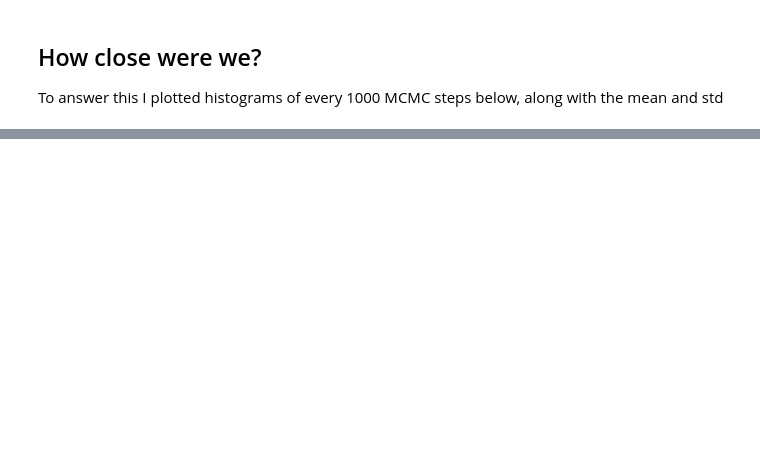
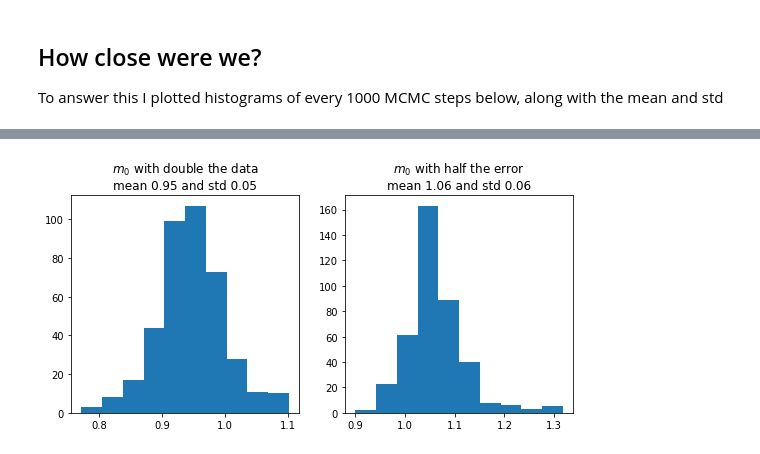
Before and after one commit to amarcozzi/CS577_Simulation_Modeling, a Jupyter notebook: Week_5/posterior/marcozzi_posterior_dist_sampling.ipynb, the cells around one changed output, grey strips where cells are left out. Saved outputs shown, nothing was run; the diff lists cells and outputs as text; code cells hidden in the pictures; blank space fills up the shorter version.

```diff
--- a/Week_5/posterior/marcozzi_posterior_dist_sampling.ipynb
+++ b/Week_5/posterior/marcozzi_posterior_dist_sampling.ipynb
@@ -124,0 +140,80 @@ plt.show()
+# %%
+# Run a whole lot of MCMC steps
+m_sample_1 = list()
+m_sample_2 = list()
+
+for i in range(1, 400001):
+    solution_1 = do_mcmc_step(solution_1, data_1, x_data_1, sigma)
+    solution_2 = do_mcmc_step(solution_2, data_2, x_data_2, sigma)
+
+    # Sample variables every 1000 iterations
+    if i % 1000 == 0:
+        m_sample_1.append(solution_1)
+        m_sample_2.append(solution_2)
+# %%
+# Convert out list of our sampled variables to an np array
+m_sample_array_1 = np.array(m_sample_1)
+m_sample_array_2 = np.array(m_sample_2)
+
+# Plot our 4 variables as histograms, compute their mean/std
+fig = plt.figure(figsize=(9, 4))
+ax1 = fig.add_subplot(121)
+ax1.hist(m_sample_array_1[:, 0], bins=10)
+mean1 = np.mean(m_sample_array_1[:, 0])
+std1 = np.std(m_sample_array_1[:, 0])
+ax1.set_title('$m_0$ with double the data\n'
+                f'mean {mean1:.2f} and std {std1:.2f}')
+ax2 = fig.add_subplot(122)
+ax2.hist(m_sample_array_2[:, 0], bins=10)
+mean2 = np.mean(m_sample_array_2[:, 0])
+std2 = np.std(m_sample_array_2[:, 0])
+ax2.set_title('$m_0$ with half the error\n'
+    f'mean {mean2:.2f} and std {std2:.2f}')
+plt.show()
+
+fig = plt.figure(figsize=(9, 4))
+ax1 = fig.add_subplot(121)
+ax1.hist(m_sample_array_1[:, 1], bins=10)
+mean1 = np.mean(m_sample_array_1[:, 1])
+std1 = np.std(m_sample_array_1[:, 1])
+ax1.set_title('$m_1$ with double the data\n'
+                f'mean {mean1:.2f} and std {std1:.2f}')
+ax2 = fig.add_subplot(122)
+ax2.hist(m_sample_array_2[:, 1], bins=10)
+mean2 = np.mean(m_sample_array_2[:, 1])
+std2 = np.std(m_sample_array_2[:, 1])
+ax2.set_title('$m_1$ with half the error\n'
+    f'mean {mean2:.2f} and std {std2:.2f}')
+plt.show()
+
+fig = plt.figure(figsize=(9, 4))
+ax1 = fig.add_subplot(121)
+ax1.hist(m_sample_array_1[:, 2], bins=10)
+mean1 = np.mean(m_sample_array_1[:, 2])
+std1 = np.std(m_sample_array_1[:, 2])
+ax1.set_title('$m_2$ with double the data\n'
+                f'mean {mean1:.2f} and std {std1:.2f}')
+ax2 = fig.add_subplot(122)
+ax2.hist(m_sample_array_2[:, 2], bins=10)
+mean2 = np.mean(m_sample_array_2[:, 2])
+std2 = np.std(m_sample_array_2[:, 2])
+ax2.set_title('$m_2$ with half the error\n'
+    f'mean {mean2:.2f} and std {std2:.2f}')
+plt.show()
+
+fig = plt.figure(figsize=(9, 4))
+ax1 = fig.add_subplot(121)
+ax1.hist(m_sample_array_1[:, 3], bins=10)
+mean1 = np.mean(m_sample_array_1[:, 3])
+std1 = np.std(m_sample_array_1[:, 3])
+ax1.set_title('$m_3$ with double the data\n'
+                f'mean {mean1:.2f} and std {std1:.2f}')
+ax2 = fig.add_subplot(122)
+ax2.hist(m_sample_array_2[:, 3], bins=10)
+mean2 = np.mean(m_sample_array_2[:, 3])
+std2 = np.std(m_sample_array_2[:, 3])
+ax2.set_title('$m_3$ with half the error\n'
+    f'mean {mean2:.2f} and std {std2:.2f}')
+plt.show()
+# %% [output]
+[figure, added]
```
Also changed, not shown: parts of 12 cells of this notebook, 1 other file.
